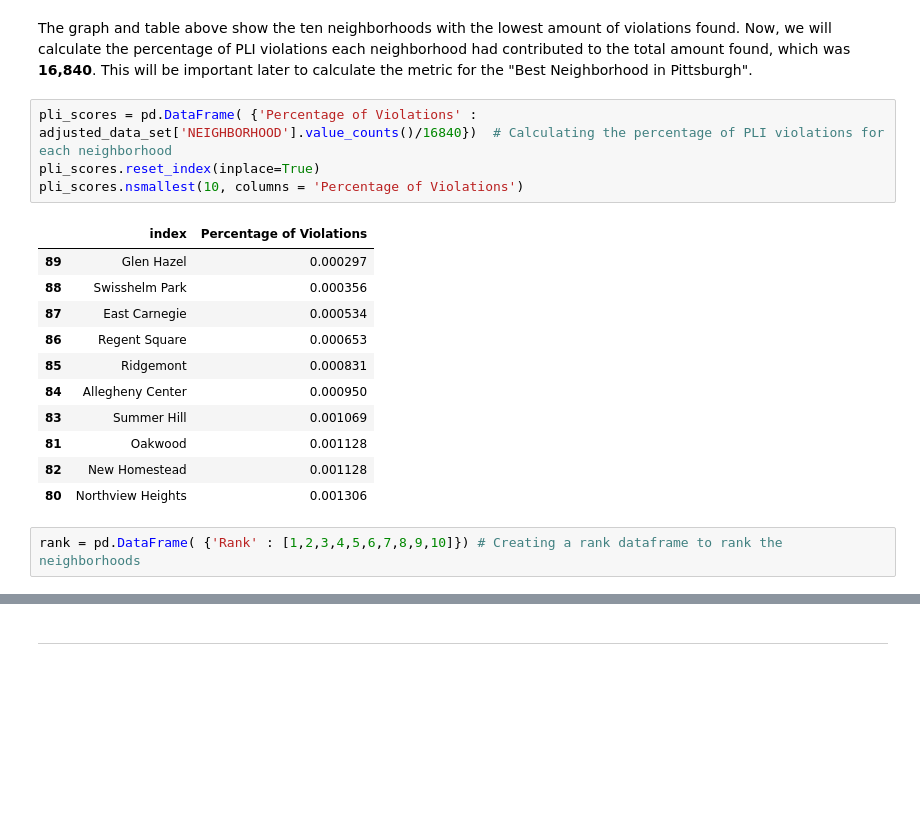
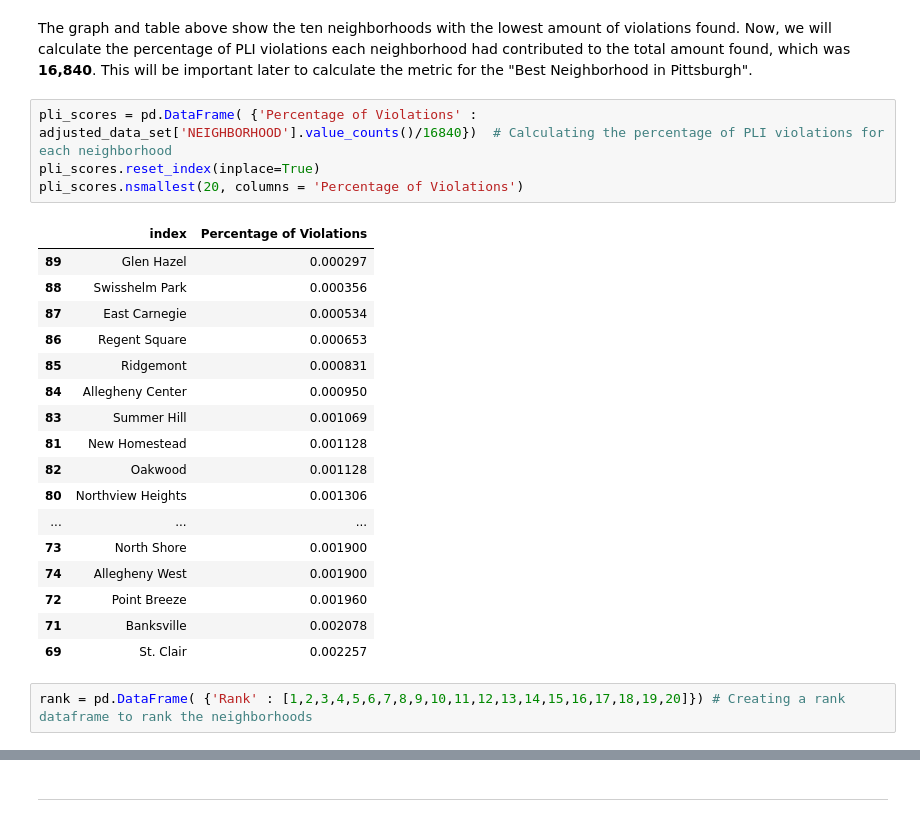
Before and after one commit to ToluwalaseAhmed/Final-Project, a Jupyter notebook: jof58_pli_violations.ipynb, the cells around one changed output, grey strips where cells are left out. Saved outputs shown, nothing was run; the diff lists cells and outputs as text; blank space fills up the shorter version.

```diff
--- a/jof58_pli_violations.ipynb
+++ b/jof58_pli_violations.ipynb
@@ -212,19 +218,25 @@ The graph and table above show the ten neighborhoods with the lowest amount of v
 # %%
 pli_scores = pd.DataFrame( {'Percentage of Violations' : adjusted_data_set['NEIGHBORHOOD'].value_counts()/16840})  # Calculating the percentage of PLI violations for each neighborhood
 pli_scores.reset_index(inplace=True)
-pli_scores.nsmallest(10, columns = 'Percentage of Violations')
+pli_scores.nsmallest(20, columns = 'Percentage of Violations')
 # %% [output]
 |  | index | Percentage of Violations |
 | 89 | Glen Hazel | 0.000297 |
 | 88 | Swisshelm Park | 0.000356 |
 | 87 | East Carnegie | 0.000534 |
 | 86 | Regent Square | 0.000653 |
 | 85 | Ridgemont | 0.000831 |
 | 84 | Allegheny Center | 0.000950 |
 | 83 | Summer Hill | 0.001069 |
-| 81 | Oakwood | 0.001128 |
-| 82 | New Homestead | 0.001128 |
+| 81 | New Homestead | 0.001128 |
+| 82 | Oakwood | 0.001128 |
 | 80 | Northview Heights | 0.001306 |
+| ... | ... | ... |
+| 73 | North Shore | 0.001900 |
+| 74 | Allegheny West | 0.001900 |
+| 72 | Point Breeze | 0.001960 |
+| 71 | Banksville | 0.002078 |
+| 69 | St. Clair | 0.002257 |
 # %%
-rank = pd.DataFrame( {'Rank' : [1,2,3,4,5,6,7,8,9,10]}) # Creating a rank dataframe to rank the neighborhoods
+rank = pd.DataFrame( {'Rank' : [1,2,3,4,5,6,7,8,9,10,11,12,13,14,15,16,17,18,19,20]}) # Creating a rank dataframe to rank the neighborhoods
 # %%
```
Also changed, not shown: parts of 17 cells of this notebook, 1 other file.
